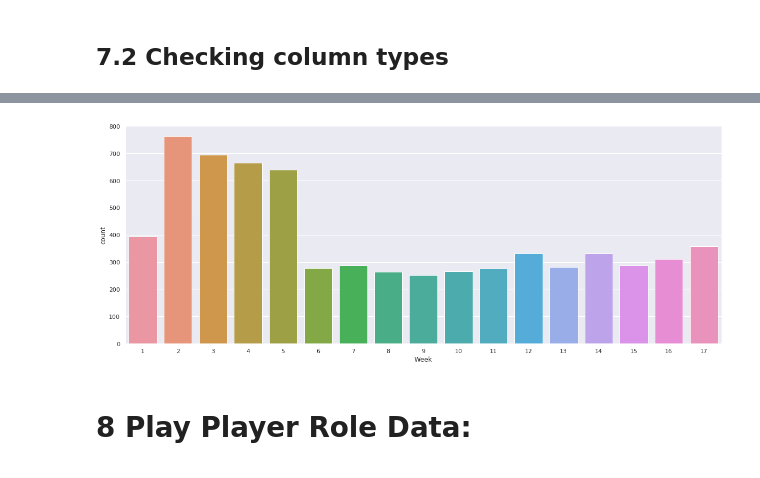
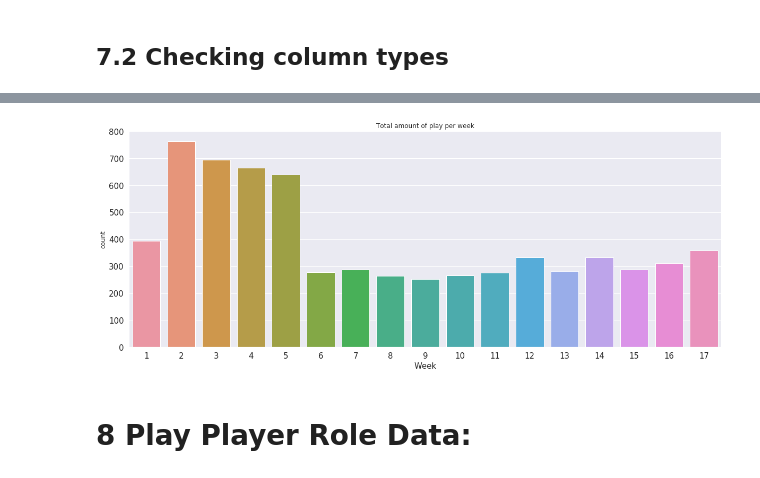
Before and after one commit to CJL89/NFL-Punt-Analysis, a Jupyter notebook: NFL_Punt_Analysis.ipynb, the cells around one changed output, grey strips where cells are left out. Drawn from its saved outputs; the diff is of its cells as text; code cells hidden in the pictures.

```diff
--- a/NFL_Punt_Analysis.ipynb
+++ b/NFL_Punt_Analysis.ipynb
@@ -615,12 +616,15 @@ memory usage: 685.2+ KB
 # %%
 plt.figure(figsize=(20, 7.5))
 
 _ = sns.countplot(play_information['Week'])
-# plt.xticks(rotation=90)
+plt.title('Total amount of play per week')
+plt.xticks(fontsize=15)
+plt.yticks(fontsize=15)
+plt.xlabel('Week', fontsize=15)
 
 plt.show()
 # %% [output]
-[figure, old version]
+[figure, new version]
 # %% [markdown]
 # <a id='play_player_role_data'><b>8 Play Player Role Data:</b></a>
 # %%
```
Also changed, not shown: parts of 17 cells of this notebook.
